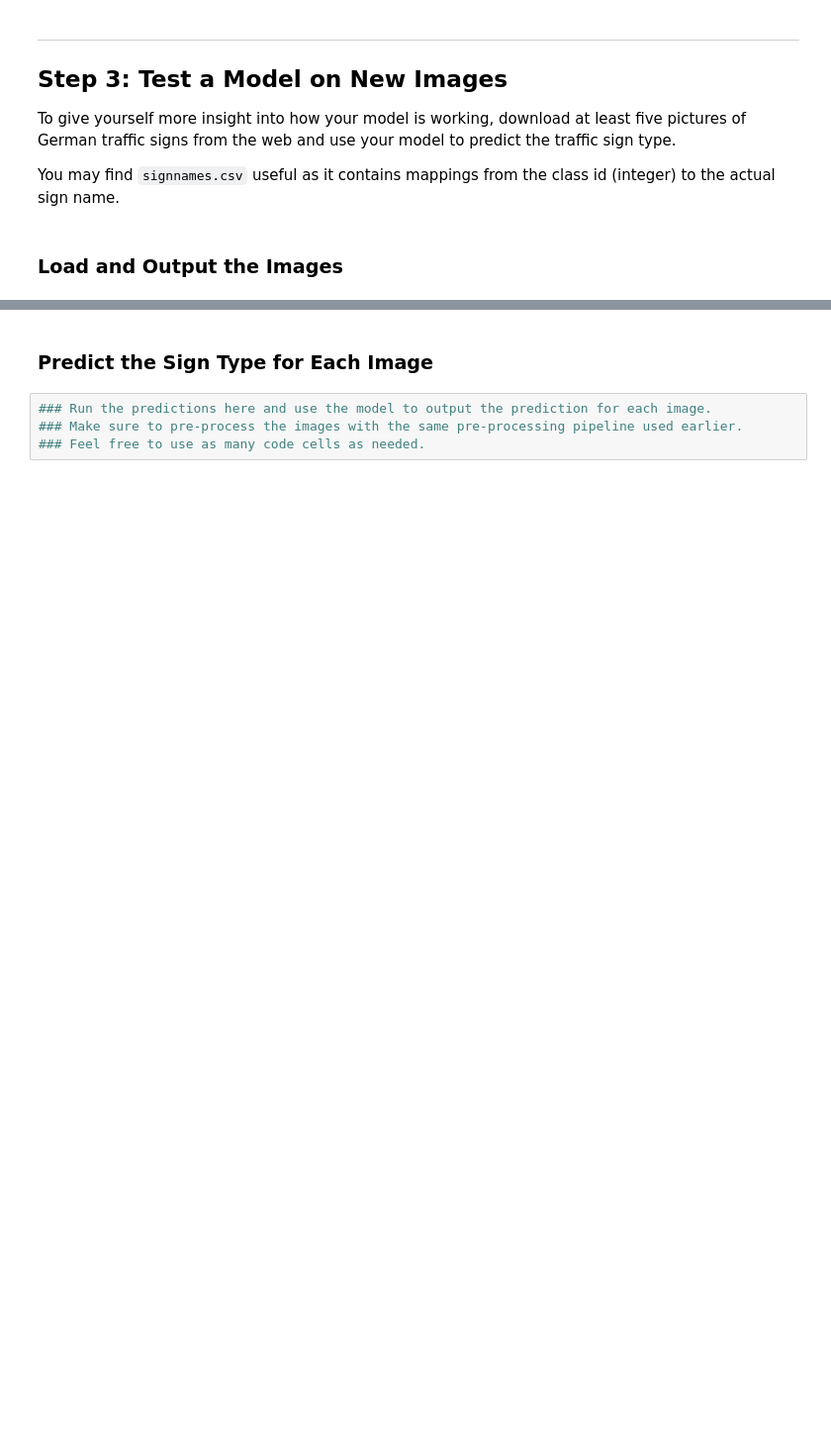
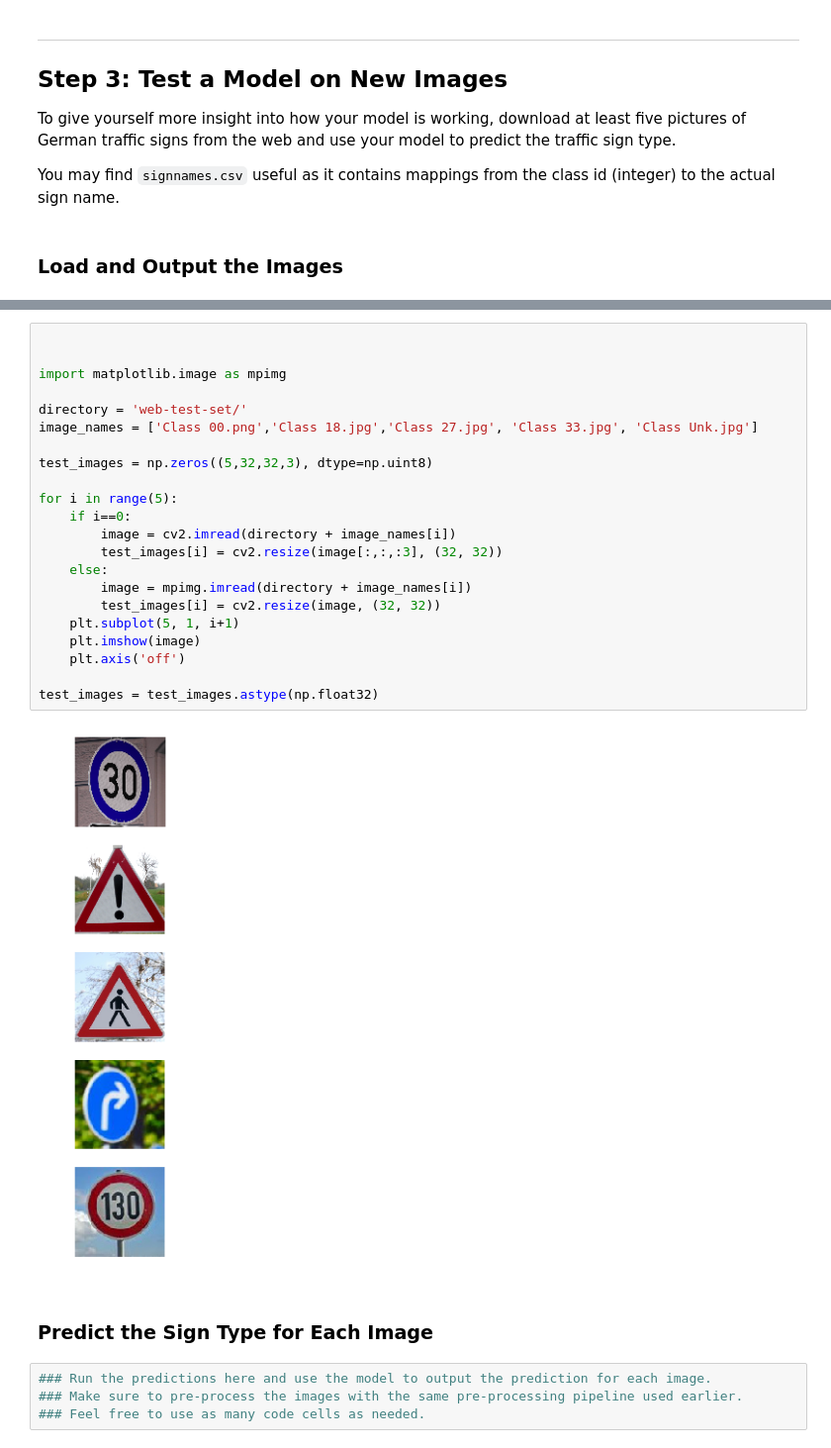
Before and after one commit to lmego/CarND-Traffic-Sign-Classifier-P2, a Jupyter notebook: Traffic_Sign_Classifier.ipynb, the cells around one changed output, grey strips where cells are left out. Shown at 99% size. Cells and saved outputs as stored; diff of their text form; blank space fills up the shorter version.

```diff
--- a/Traffic_Sign_Classifier.ipynb
+++ b/Traffic_Sign_Classifier.ipynb
@@ -645,3 +584,27 @@ General caution
+# %%
+
+
+import matplotlib.image as mpimg
+
+directory = 'web-test-set/'
+image_names = ['Class 00.png','Class 18.jpg','Class 27.jpg', 'Class 33.jpg', 'Class Unk.jpg']
+
+test_images = np.zeros((5,32,32,3), dtype=np.uint8)
+
+for i in range(5):
+    if i==0:
+        image = cv2.imread(directory + image_names[i])
+        test_images[i] = cv2.resize(image[:,:,:3], (32, 32))
+    else:
+        image = mpimg.imread(directory + image_names[i])
+        test_images[i] = cv2.resize(image, (32, 32))
+    plt.subplot(5, 1, i+1)
+    plt.imshow(image)
+    plt.axis('off')
+
+test_images = test_images.astype(np.float32)
+# %% [output]
+[figure, added]
 # %% [markdown]
 ### Predict the Sign Type for Each Image
 # %%
```
Also changed, not shown: parts of 12 cells of this notebook.
